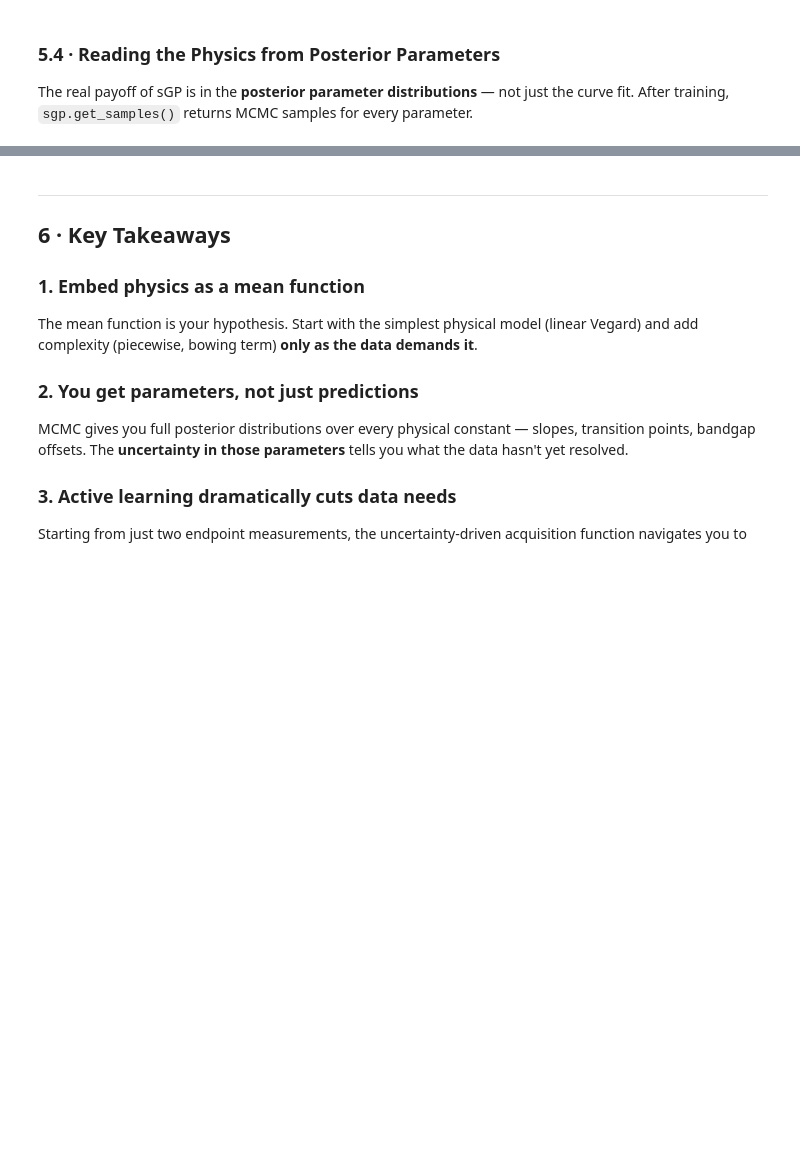
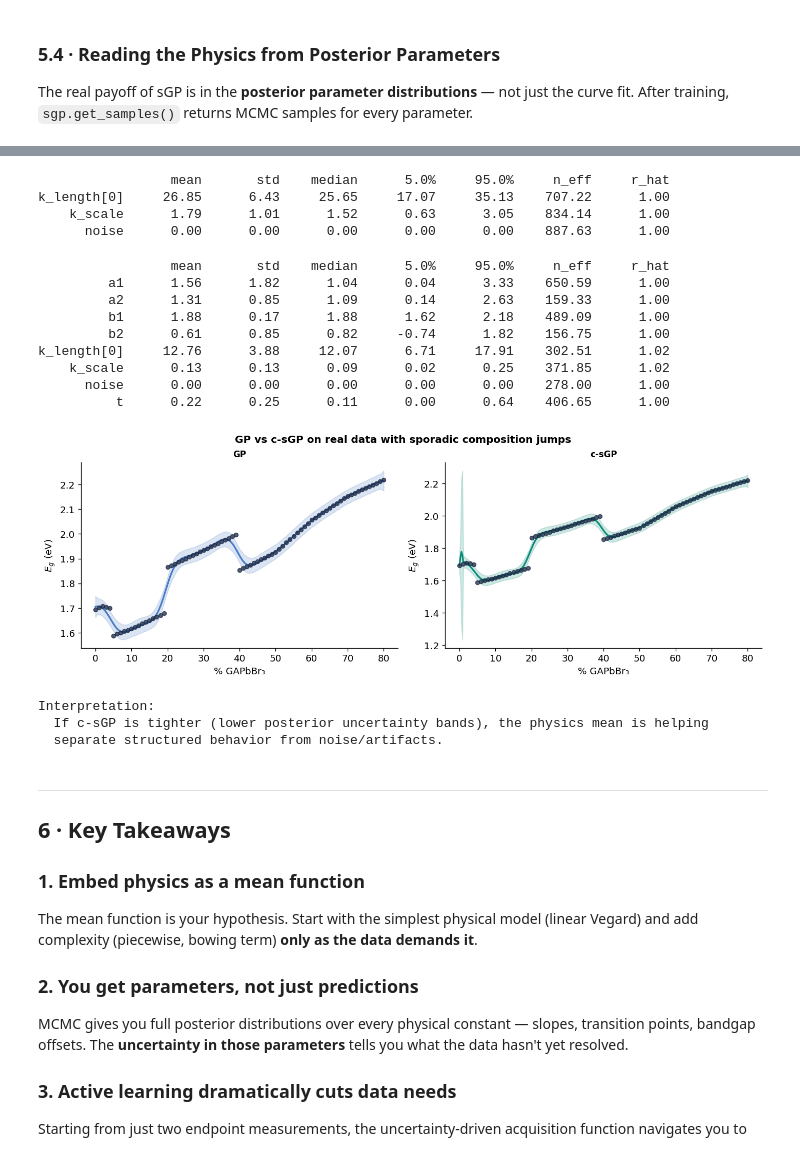
Before and after one commit to SLKS99/-Structured-Gaussian-Processes-Learning-Physics-from-Very-Few-Experiments, a Jupyter notebook: examples/sGP_Tutorial_Bandgap_Perovskites.ipynb, the cells around one changed output, grey strips where cells are left out. Drawn from its saved outputs; the diff is of its cells as text; code cells hidden in the pictures; blank space fills up the shorter version.

```diff
--- a/examples/sGP_Tutorial_Bandgap_Perovskites.ipynb
+++ b/examples/sGP_Tutorial_Bandgap_Perovskites.ipynb
@@ -1480,3 +1471,68 @@ print(f"  b_bow= {float(params['b_bow'].mean()):.3f}     (>0: sub-Vegard; <0: su
+# %%
+# ── Compare GP vs custom mean (c-sGP) on real data ──────────────
+X_all_j = jnp.asarray(X_all, dtype=float).reshape(-1, 1)
+y_all_j = jnp.asarray(y_all, dtype=float)
+X_pred = jnp.linspace(float(X_all.min()), float(X_all.max()), 300).reshape(-1, 1)
+
+real_models = {
+    "GP": gpax.ExactGP(1, kernel="Matern", kernel_prior=None, noise_prior=noise_prior_real),
+    "c-sGP": gpax.ExactGP(
+        1,
+        kernel="Matern",
+        mean_fn=piecewise_quadratic,
+        mean_fn_prior=piecewise_quadratic_prior,
+        kernel_prior=None,
+        noise_prior=noise_prior_real,
+    ),
+}
+
+fig, axes = plt.subplots(1, 2, figsize=(12, 4))
+colors = {"GP": "#4a7cc7", "c-sGP": "#0d8c7a"}
+
+for ax, (name, model) in zip(axes, real_models.items()):
+    rk1, rk2 = gpax.utils.get_keys()
+    model.fit(rk1, X_all_j, y_all_j, jitter=1e-4)
+    y_m, y_s = model.predict_in_batches(rk2, X_pred, noiseless=True, jitter=1e-4)
+    y_sd = y_s.std(axis=(0, 1))
+
+    ax.scatter(X_all, y_all, c="#1a2844", s=22, alpha=0.75, zorder=5)
+    ax.plot(X_pred.squeeze(), y_m, c=colors[name], lw=2)
+    ax.fill_between(
+        X_pred.squeeze(),
+        y_m - 2 * y_sd,
+        y_m + 2 * y_sd,
+        color=colors[name],
+        alpha=0.2,
+    )
+    ax.set_title(name, fontsize=10, fontweight="bold")
+    ax.set_xlabel("% GAPbBr₃")
+    ax.set_ylabel("$E_g$ (eV)")
+
+plt.tight_layout()
+plt.suptitle("GP vs c-sGP on real data with sporadic composition jumps", y=1.02, fontsize=12, fontweight="bold")
+plt.show()
+
+print("Interpretation:")
+print("  If c-sGP is tighter (lower posterior uncertainty bands), the physics mean is helping")
+print("  separate structured behavior from noise/artifacts.")
+# %% [output]
+                 mean       std    median      5.0%     95.0%     n_eff     r_hat
+k_length[0]     26.85      6.43     25.65     17.07     35.13    707.22      1.00
+    k_scale      1.79      1.01      1.52      0.63      3.05    834.14      1.00
+      noise      0.00      0.00      0.00      0.00      0.00    887.63      1.00
+                 mean       std    median      5.0%     95.0%     n_eff     r_hat
+         a1      1.56      1.82      1.04      0.04      3.33    650.59      1.00
+         a2      1.31      0.85      1.09      0.14      2.63    159.33      1.00
+         b1      1.88      0.17      1.88      1.62      2.18    489.09      1.00
+         b2      0.61      0.85      0.82     -0.74      1.82    156.75      1.00
+k_length[0]     12.76      3.88     12.07      6.71     17.91    302.51      1.02
+    k_scale      0.13      0.13      0.09      0.02      0.25    371.85      1.02
+      noise      0.00      0.00      0.00      0.00      0.00    278.00      1.00
+          t      0.22      0.25      0.11      0.00      0.64    406.65      1.00
+[figure, added]
+Interpretation:
+  If c-sGP is tighter (lower posterior uncertainty bands), the physics mean is helping
+  separate structured behavior from noise/artifacts.
 # %% [markdown]
 ---
 <a id="section6"></a>
```
Also changed, not shown: parts of 13 cells of this notebook, 3 other files.
